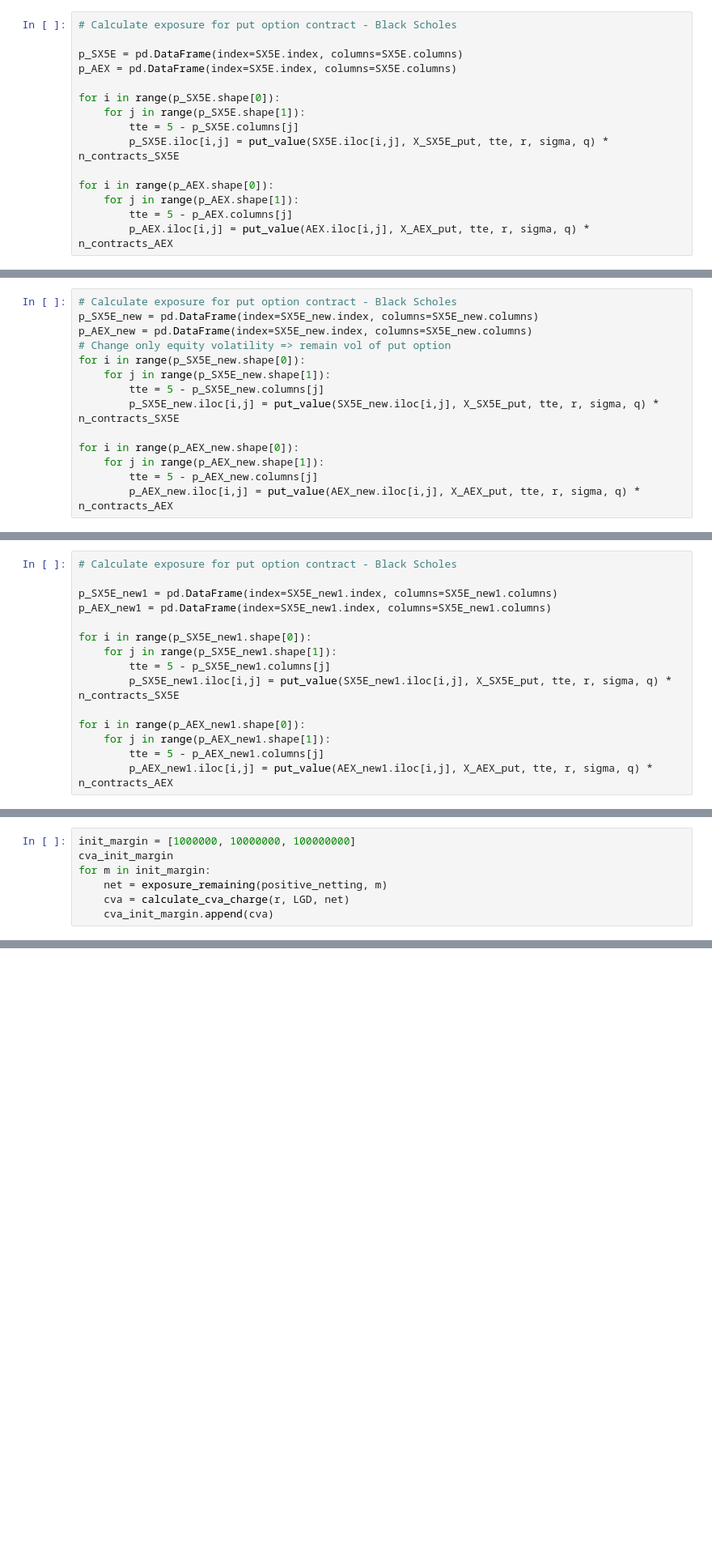
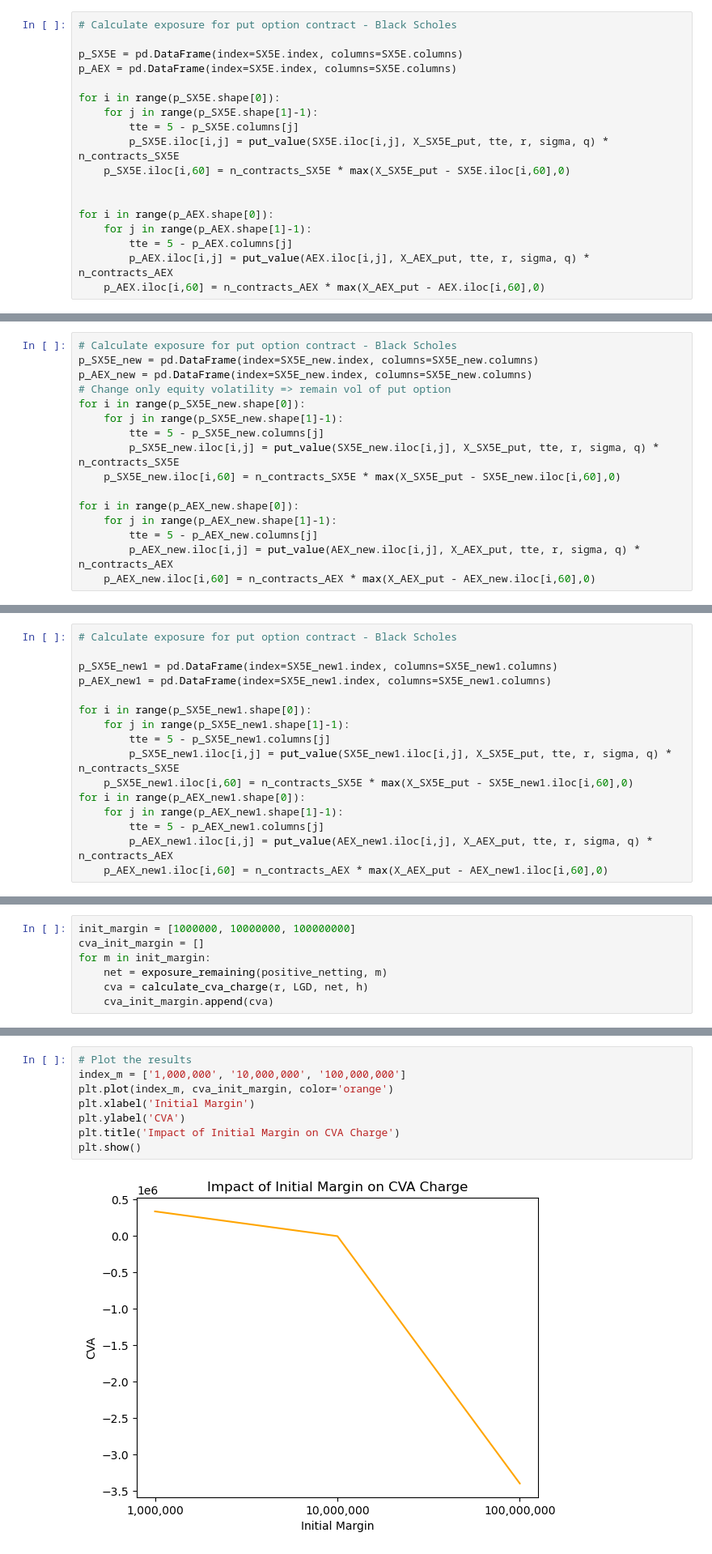
Before and after one commit to haileyvu9/CCSR, a Jupyter notebook: Assignment 3.ipynb, the cells around one changed output, grey strips where cells are left out. Shown at 81% size. Drawn from its saved outputs; the diff is of its cells as text; blank space fills up the shorter version.

```diff
--- a/Assignment 3.ipynb
+++ b/Assignment 3.ipynb
@@ -292,11 +292,14 @@ p_SX5E = pd.DataFrame(index=SX5E.index, columns=SX5E.columns)
 p_AEX = pd.DataFrame(index=SX5E.index, columns=SX5E.columns)
 
 for i in range(p_SX5E.shape[0]):
-    for j in range(p_SX5E.shape[1]):
+    for j in range(p_SX5E.shape[1]-1):
         tte = 5 - p_SX5E.columns[j]
         p_SX5E.iloc[i,j] = put_value(SX5E.iloc[i,j], X_SX5E_put, tte, r, sigma, q) * n_contracts_SX5E
+    p_SX5E.iloc[i,60] = n_contracts_SX5E * max(X_SX5E_put - SX5E.iloc[i,60],0)
+
 
 for i in range(p_AEX.shape[0]):
-    for j in range(p_AEX.shape[1]):
+    for j in range(p_AEX.shape[1]-1):
         tte = 5 - p_AEX.columns[j]
         p_AEX.iloc[i,j] = put_value(AEX.iloc[i,j], X_AEX_put, tte, r, sigma, q) * n_contracts_AEX
+    p_AEX.iloc[i,60] = n_contracts_AEX * max(X_AEX_put - AEX.iloc[i,60],0)
@@ -640,14 +628,16 @@ p_SX5E_new = pd.DataFrame(index=SX5E_new.index, columns=SX5E_new.columns)
 p_AEX_new = pd.DataFrame(index=SX5E_new.index, columns=SX5E_new.columns)
 # Change only equity volatility => remain vol of put option
 for i in range(p_SX5E_new.shape[0]):
-    for j in range(p_SX5E_new.shape[1]):
+    for j in range(p_SX5E_new.shape[1]-1):
         tte = 5 - p_SX5E_new.columns[j]
         p_SX5E_new.iloc[i,j] = put_value(SX5E_new.iloc[i,j], X_SX5E_put, tte, r, sigma, q) * n_contracts_SX5E
+    p_SX5E_new.iloc[i,60] = n_contracts_SX5E * max(X_SX5E_put - SX5E_new.iloc[i,60],0)
 
 for i in range(p_AEX_new.shape[0]):
-    for j in range(p_AEX_new.shape[1]):
+    for j in range(p_AEX_new.shape[1]-1):
         tte = 5 - p_AEX_new.columns[j]
         p_AEX_new.iloc[i,j] = put_value(AEX_new.iloc[i,j], X_AEX_put, tte, r, sigma, q) * n_contracts_AEX
+    p_AEX_new.iloc[i,60] = n_contracts_AEX * max(X_AEX_put - AEX_new.iloc[i,60],0)
 # %%
 # Netting all of the contracts
 netting_new = eqf_SX5E_new + eqf_AEX_new + p_SX5E_new + p_AEX_new
@@ -776,14 +766,15 @@ p_SX5E_new1 = pd.DataFrame(index=SX5E_new1.index, columns=SX5E_new1.columns)
 p_AEX_new1 = pd.DataFrame(index=SX5E_new1.index, columns=SX5E_new1.columns)
 
 for i in range(p_SX5E_new1.shape[0]):
-    for j in range(p_SX5E_new1.shape[1]):
+    for j in range(p_SX5E_new1.shape[1]-1):
         tte = 5 - p_SX5E_new1.columns[j]
         p_SX5E_new1.iloc[i,j] = put_value(SX5E_new1.iloc[i,j], X_SX5E_put, tte, r, sigma, q) * n_contracts_SX5E
-
+    p_SX5E_new1.iloc[i,60] = n_contracts_SX5E * max(X_SX5E_put - SX5E_new1.iloc[i,60],0)
 for i in range(p_AEX_new1.shape[0]):
-    for j in range(p_AEX_new1.shape[1]):
+    for j in range(p_AEX_new1.shape[1]-1):
         tte = 5 - p_AEX_new1.columns[j]
         p_AEX_new1.iloc[i,j] = put_value(AEX_new1.iloc[i,j], X_AEX_put, tte, r, sigma, q) * n_contracts_AEX
+    p_AEX_new1.iloc[i,60] = n_contracts_AEX * max(X_AEX_put - AEX_new1.iloc[i,60],0)
 # %%
 # Netting all of the contracts
 netting_new1 = eqf_SX5E_new1 + eqf_AEX_new1 + p_SX5E_new1 + p_AEX_new1
@@ -940,8 +931,8 @@ plt.show()
 ## 4b
 # %%
 init_margin = [1000000, 10000000, 100000000]
-cva_init_margin
+cva_init_margin = []
 for m in init_margin:
     net = exposure_remaining(positive_netting, m)
-    cva = calculate_cva_charge(r, LGD, net)
+    cva = calculate_cva_charge(r, LGD, net, h)
     cva_init_margin.append(cva)
@@ -948,3 +943,13 @@ for m in init_margin:
+# %%
+# Plot the results
+index_m = ['1,000,000', '10,000,000', '100,000,000']
+plt.plot(index_m, cva_init_margin, color='orange')
+plt.xlabel('Initial Margin')
+plt.ylabel('CVA')
+plt.title('Impact of Initial Margin on CVA Charge')
+plt.show()
+# %% [output]
+[figure, added]
 # %% [markdown]
 # Question 5
 # %% [markdown]
```
Also changed, not shown: parts of 45 cells of this notebook.
